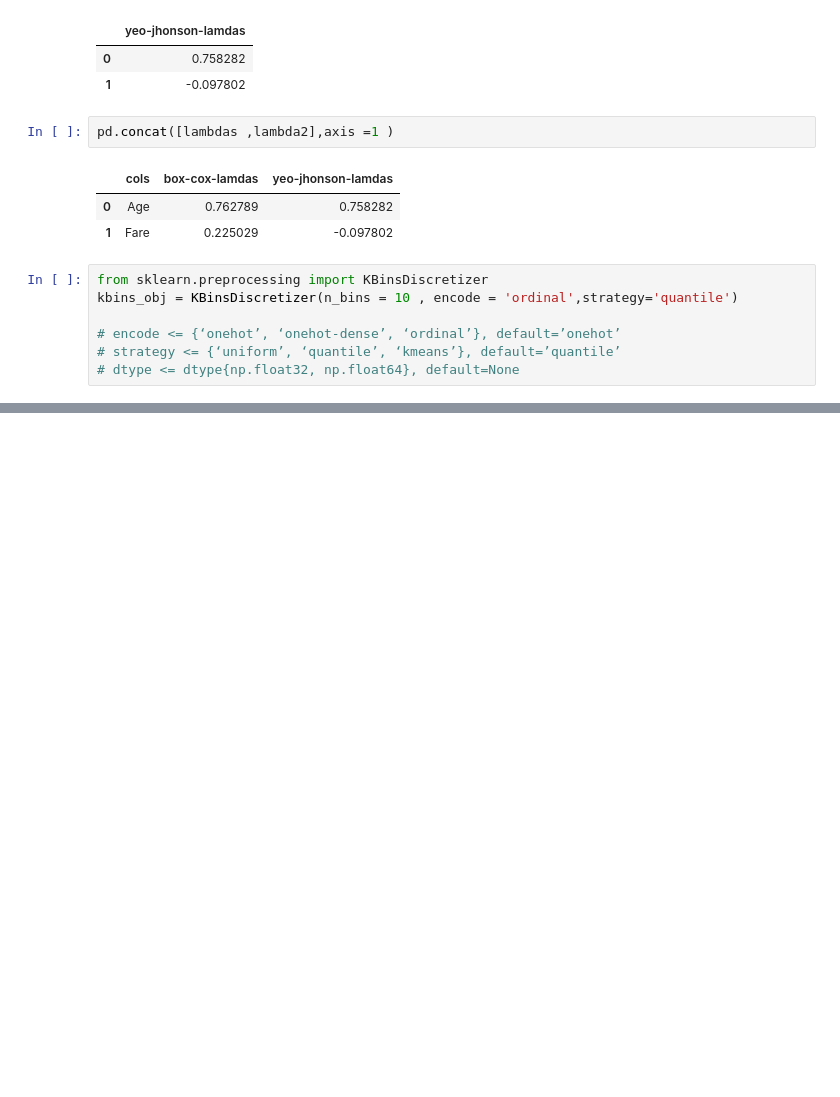
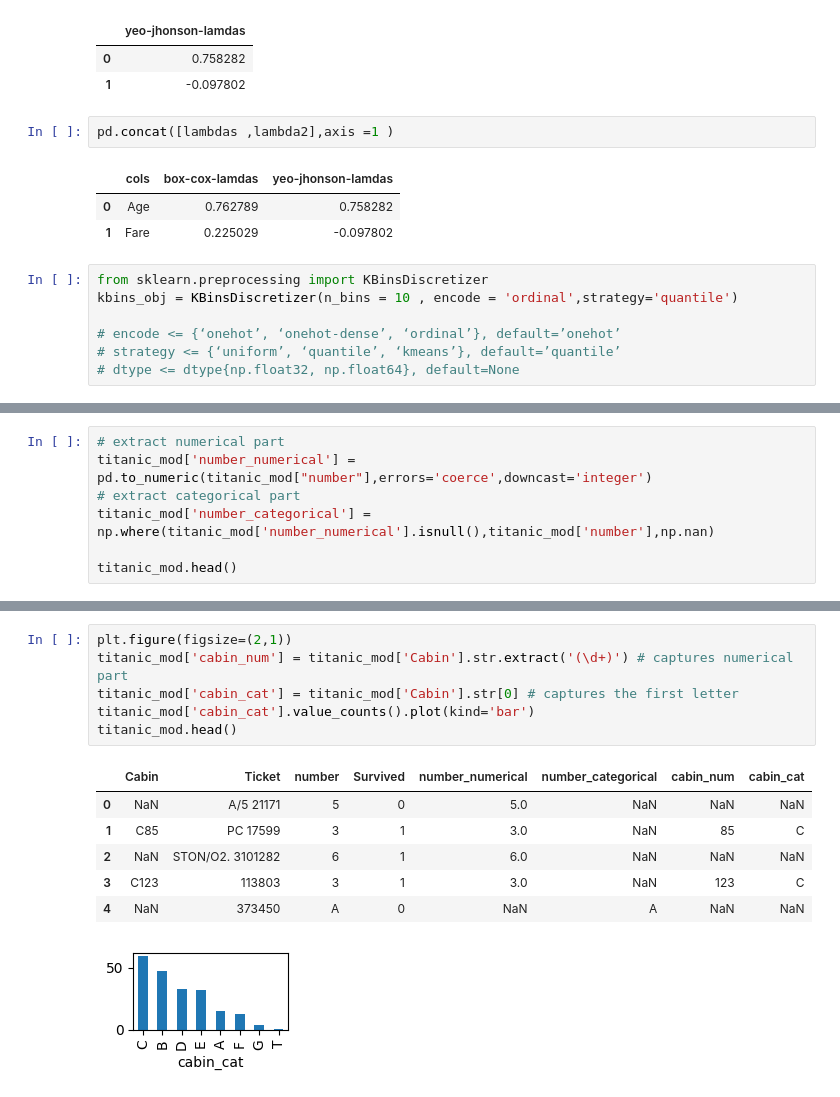
Before and after one commit to vaibhaVishwakarma/myML, a Jupyter notebook: EDA.ipynb, the cells around one changed output, grey strips where cells are left out. Drawn from its saved outputs; the diff is of its cells as text; blank space fills up the shorter version.

```diff
--- a/EDA.ipynb
+++ b/EDA.ipynb
@@ -678,0 +715,7 @@ plt.hist(trf2.fit_transform(titanic_toTransform.dropna()))
+# %%
+# extract numerical part
+titanic_mod['number_numerical'] = pd.to_numeric(titanic_mod["number"],errors='coerce',downcast='integer')
+# extract categorical part
+titanic_mod['number_categorical'] = np.where(titanic_mod['number_numerical'].isnull(),titanic_mod['number'],np.nan)
+
+titanic_mod.head()
@@ -678,0 +736,14 @@ plt.hist(trf2.fit_transform(titanic_toTransform.dropna()))
+# %%
+plt.figure(figsize=(2,1))
+titanic_mod['cabin_num'] = titanic_mod['Cabin'].str.extract('(\d+)') # captures numerical part
+titanic_mod['cabin_cat'] = titanic_mod['Cabin'].str[0] # captures the first letter
+titanic_mod['cabin_cat'].value_counts().plot(kind='bar')
+titanic_mod.head()
+# %% [output]
+|  | Cabin | Ticket | number | Survived | number_numerical | number_categorical | cabin_num | cabin_cat |
+| 0 | NaN | A/5 21171 | 5 | 0 | 5.0 | NaN | NaN | NaN |
+| 1 | C85 | PC 17599 | 3 | 1 | 3.0 | NaN | 85 | C |
+| 2 | NaN | STON/O2. 3101282 | 6 | 1 | 6.0 | NaN | NaN | NaN |
+| 3 | C123 | 113803 | 3 | 1 | 3.0 | NaN | 123 | C |
+| 4 | NaN | 373450 | A | 0 | NaN | A | NaN | NaN |
+[figure, added]
```
Also changed, not shown: parts of 81 cells of this notebook, 7 other files.
